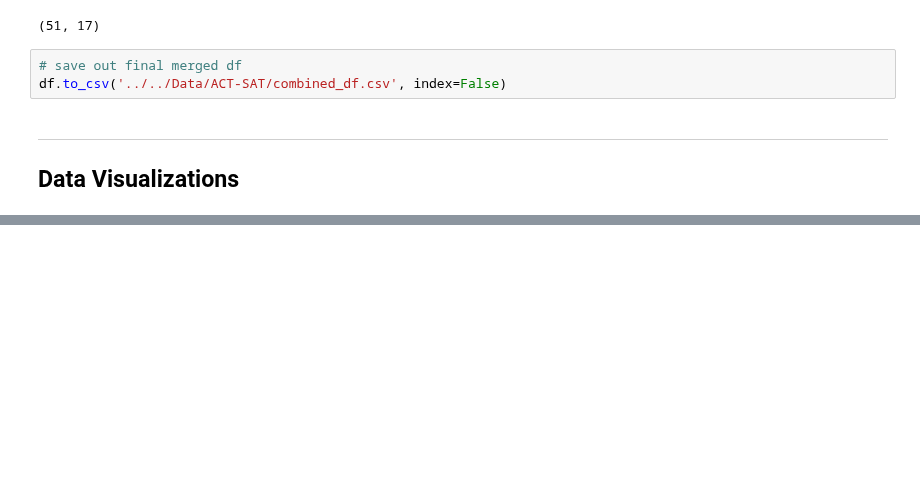
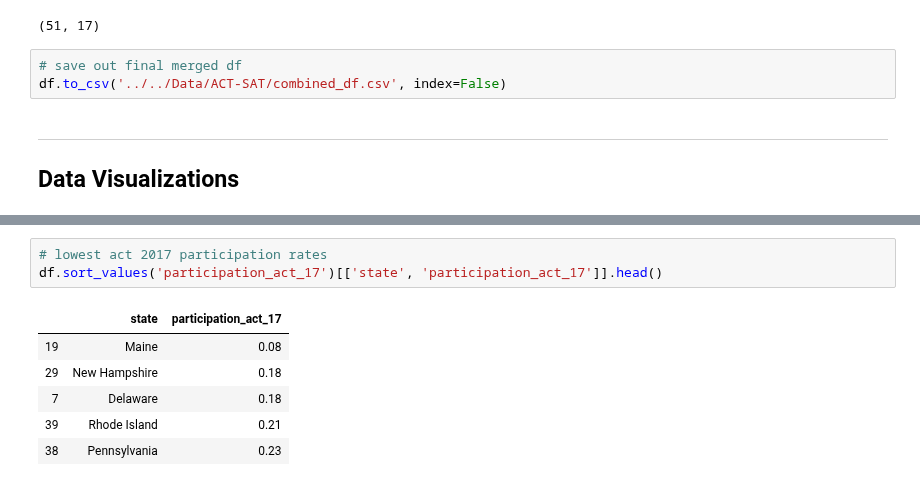
Before and after one commit to CreightonAshton/Scratchwork, a Jupyter notebook: Code/ACT-SAT/ACT-SAT.ipynb, the cells around one changed output, grey strips where cells are left out. Saved outputs shown, nothing was run; the diff lists cells and outputs as text; blank space fills up the shorter version.

```diff
--- a/Code/ACT-SAT/ACT-SAT.ipynb
+++ b/Code/ACT-SAT/ACT-SAT.ipynb
@@ -484,0 +497,10 @@ ___
+# %%
+# lowest act 2017 participation rates
+df.sort_values('participation_act_17')[['state', 'participation_act_17']].head()
+# %% [output]
+|  | state | participation_act_17 |
+| 19 | Maine | 0.08 |
+| 29 | New Hampshire | 0.18 |
+| 7 | Delaware | 0.18 |
+| 39 | Rhode Island | 0.21 |
+| 38 | Pennsylvania | 0.23 |
```
Also changed, not shown: parts of 13 cells of this notebook.
